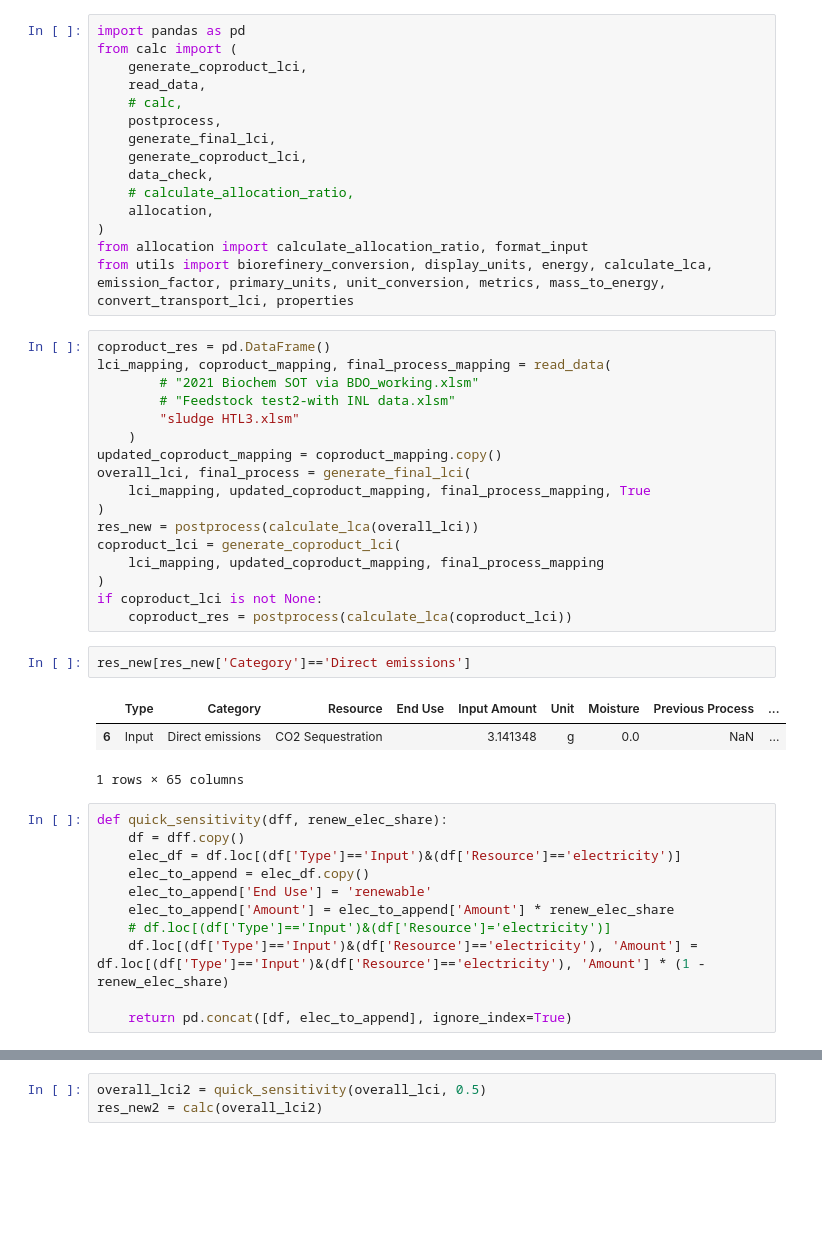
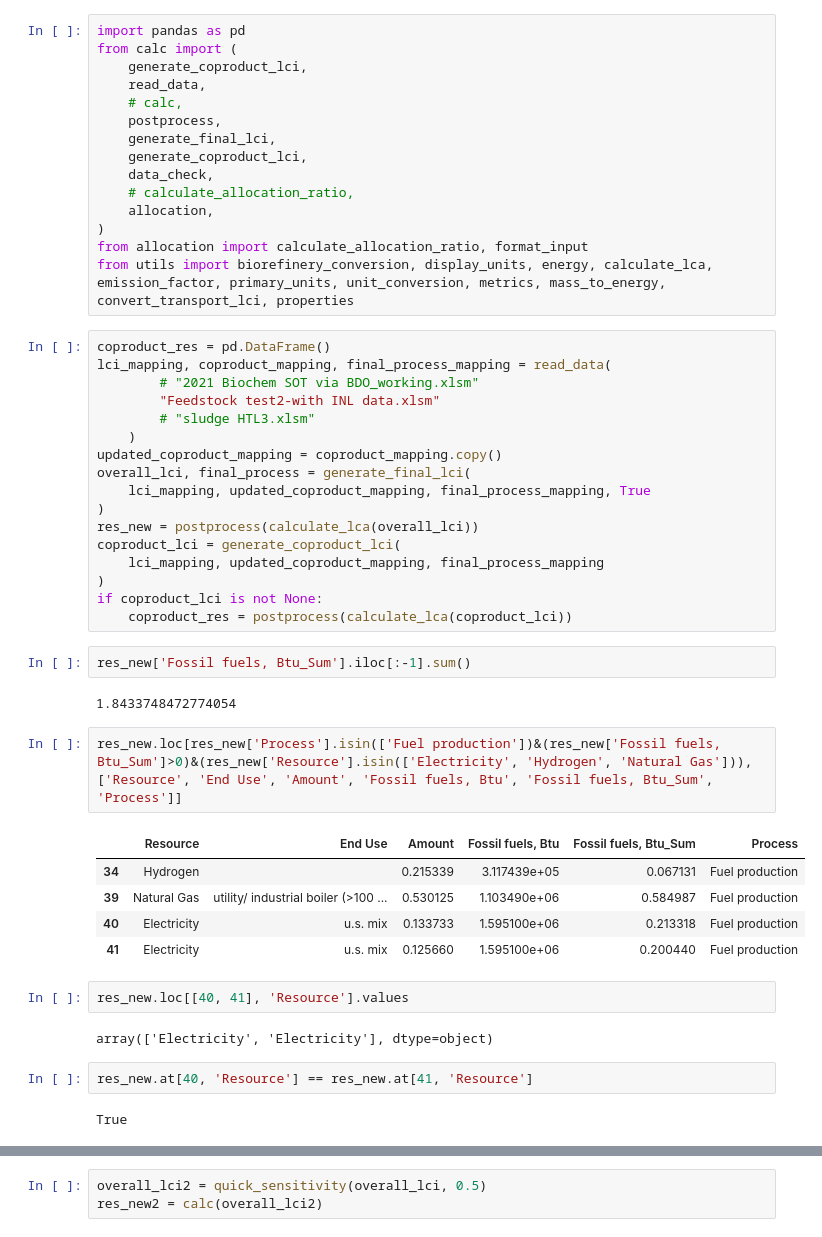
Before and after one commit to olw0905/Interactive-SCSA_Dash, a Jupyter notebook: Untitled.ipynb, the cells around one changed output, grey strips where cells are left out. Cells and saved outputs as stored; diff of their text form; blank space fills up the shorter version.

```diff
--- a/Untitled.ipynb
+++ b/Untitled.ipynb
@@ -20,8 +20,8 @@ from utils import biorefinery_conversion, display_units, energy, calculate_lca,
 coproduct_res = pd.DataFrame()
 lci_mapping, coproduct_mapping, final_process_mapping = read_data(
         # "2021 Biochem SOT via BDO_working.xlsm"
-        # "Feedstock test2-with INL data.xlsm"
-        "sludge HTL3.xlsm"
+        "Feedstock test2-with INL data.xlsm"
+        # "sludge HTL3.xlsm"
     )
 updated_coproduct_mapping = coproduct_mapping.copy()
 overall_lci, final_process = generate_final_lci(
@@ -33,20 +33,23 @@ coproduct_lci = generate_coproduct_lci(
 )
 if coproduct_lci is not None:
     coproduct_res = postprocess(calculate_lca(coproduct_lci))
-# %%
-res_new[res_new['Category']=='Direct emissions']
-# %% [output]
-|  | Type | Category | Resource | End Use | Input Amount | Unit | Moisture | Previous Process | ... |
-| 6 | Input | Direct emissions | CO2 Sequestration |  | 3.141348 | g | 0.0 | NaN | ... |
-1 rows × 65 columns
-# %%
-def quick_sensitivity(dff, renew_elec_share):
-    df = dff.copy()
-    elec_df = df.loc[(df['Type']=='Input')&(df['Resource']=='electricity')]
-    elec_to_append = elec_df.copy()
-    elec_to_append['End Use'] = 'renewable'
-    elec_to_append['Amount'] = elec_to_append['Amount'] * renew_elec_share
-    # df.loc[(df['Type']=='Input')&(df['Resource']='electricity')]
-    df.loc[(df['Type']=='Input')&(df['Resource']=='electricity'), 'Amount'] = df.loc[(df['Type']=='Input')&(df['Resource']=='electricity'), 'Amount'] * (1 - renew_elec_share)
-
-    return pd.concat([df, elec_to_append], ignore_index=True)
+# %%
+res_new['Fossil fuels, Btu_Sum'].iloc[:-1].sum()
+# %% [output]
+1.8433748472774054
+# %%
+res_new.loc[res_new['Process'].isin(['Fuel production'])&(res_new['Fossil fuels, Btu_Sum']>0)&(res_new['Resource'].isin(['Electricity', 'Hydrogen', 'Natural Gas'])), ['Resource', 'End Use', 'Amount', 'Fossil fuels, Btu', 'Fossil fuels, Btu_Sum', 'Process']]
+# %% [output]
+|  | Resource | End Use | Amount | Fossil fuels, Btu | Fossil fuels, Btu_Sum | Process |
+| 34 | Hydrogen |  | 0.215339 | 3.117439e+05 | 0.067131 | Fuel production |
+| 39 | Natural Gas | utility/ industrial boiler (>100 ... | 0.530125 | 1.103490e+06 | 0.584987 | Fuel production |
+| 40 | Electricity | u.s. mix | 0.133733 | 1.595100e+06 | 0.213318 | Fuel production |
+| 41 | Electricity | u.s. mix | 0.125660 | 1.595100e+06 | 0.200440 | Fuel production |
+# %%
+res_new.loc[[40, 41], 'Resource'].values
+# %% [output]
+array(['Electricity', 'Electricity'], dtype=object)
+# %%
+res_new.at[40, 'Resource'] == res_new.at[41, 'Resource']
+# %% [output]
+True
```
Also changed, not shown: parts of 5 cells of this notebook, 6 other files.
